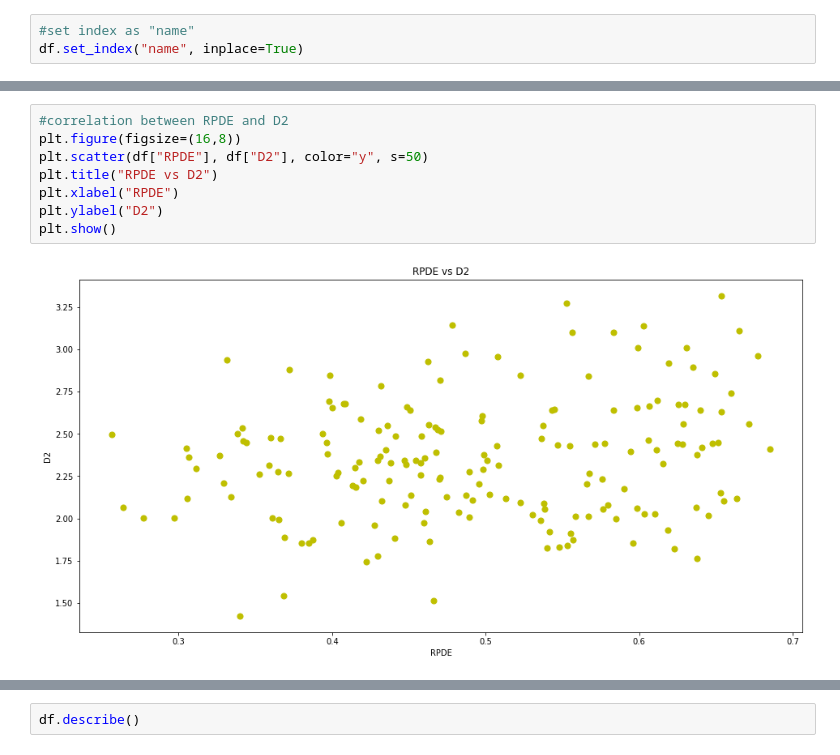
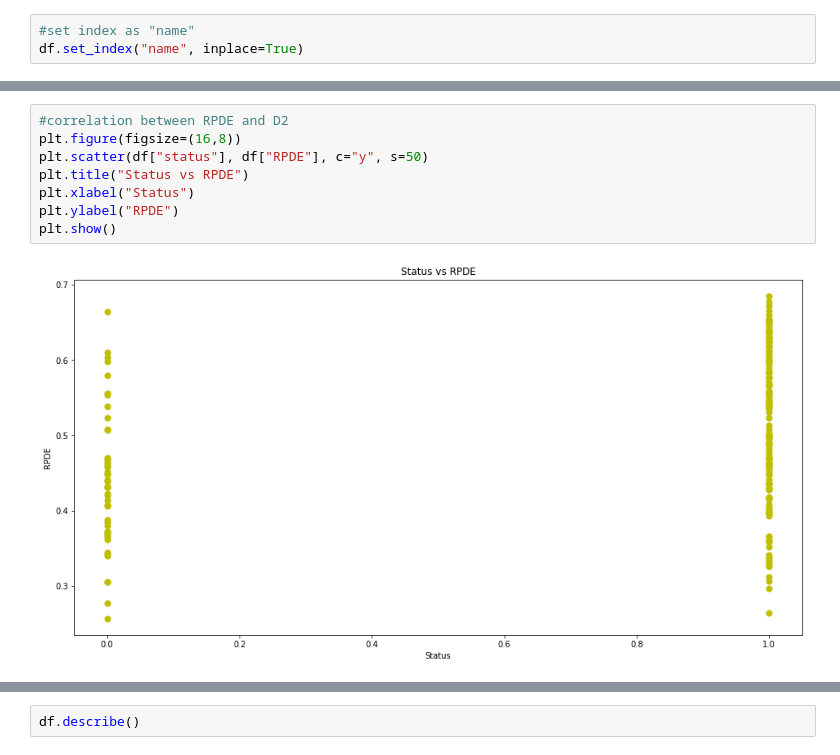
Before and after one commit to meganjacob/CodeDay-Labs, a Jupyter notebook: Yusa/parkinsons-Yusa.ipynb, the cells around one changed output, grey strips where cells are left out. Cells and saved outputs as stored; diff of their text form.

```diff
--- a/Yusa/parkinsons-Yusa.ipynb
+++ b/Yusa/parkinsons-Yusa.ipynb
@@ -106,13 +82,13 @@ df
 # %%
 #correlation between RPDE and D2
 plt.figure(figsize=(16,8))
-plt.scatter(df["RPDE"], df["D2"], color="y", s=50)
-plt.title("RPDE vs D2")
-plt.xlabel("RPDE")
-plt.ylabel("D2")
+plt.scatter(df["status"], df["RPDE"], c="y", s=50)
+plt.title("Status vs RPDE")
+plt.xlabel("Status")
+plt.ylabel("RPDE")
 plt.show()
 # %% [output]
-[figure, old version]
+[figure, new version]
 # %%
 #correlation between NHR and HNR
 plt.figure(figsize=(16,8))
```
Also changed, not shown: parts of 30 cells of this notebook.
